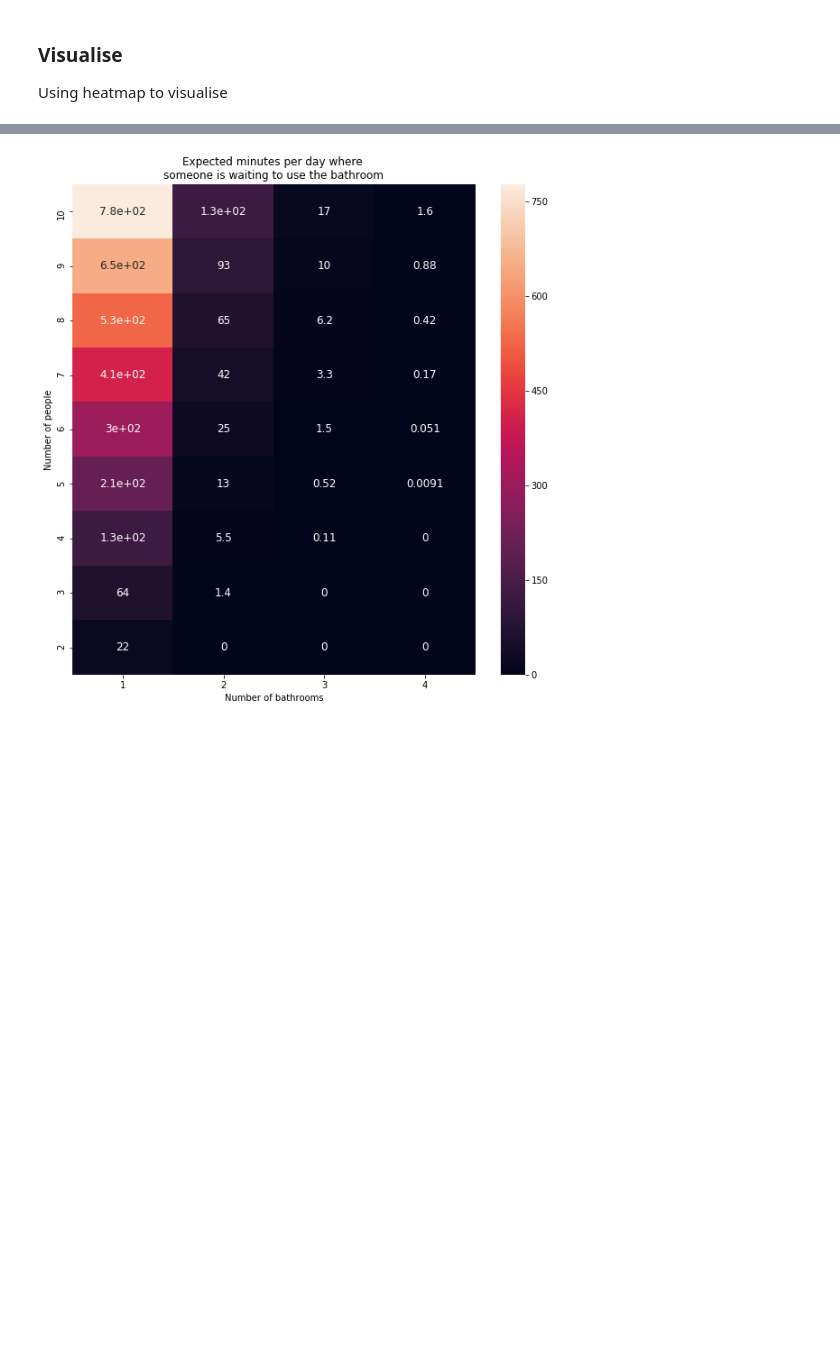
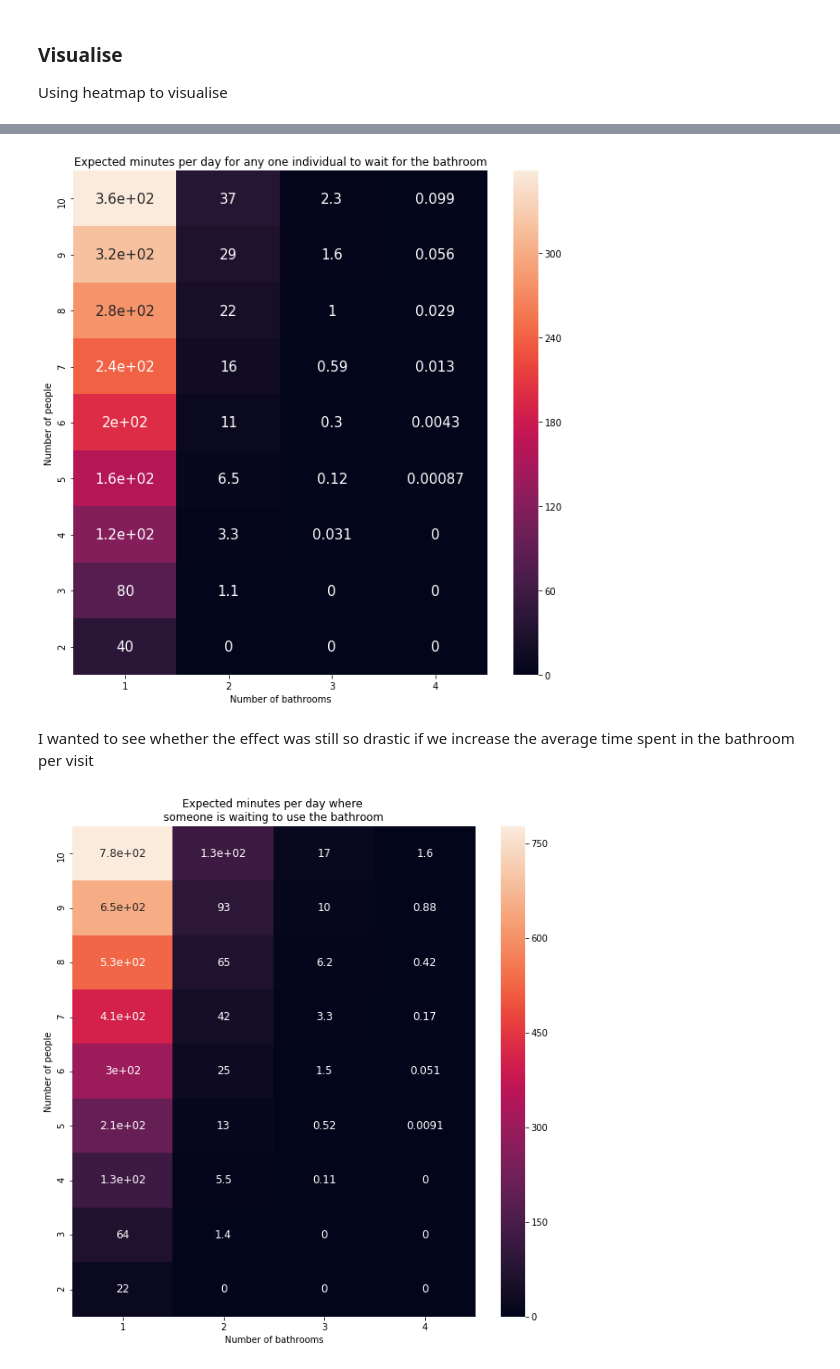
Before and after one commit to johnny-wong/Bathroom, a Jupyter notebook: Markov chain model.ipynb, the cells around one changed output, grey strips where cells are left out. Cells and saved outputs as stored; diff of their text form; code cells hidden in the pictures; blank space fills up the shorter version.

```diff
--- a/Markov chain model.ipynb
+++ b/Markov chain model.ipynb
@@ -211,3 +229,23 @@ I wanted to see whether the effect was still so drastic if we increase the avera
+# %%
+MAX_PEOPLE = 10
+MAX_BATHROOM = 4
+
+results = pd.DataFrame(0.0, index=range(MAX_PEOPLE, 1, -1), columns=range(1, MAX_BATHROOM + 1))
+results.index.name = 'Num_people'
+
+for num_people in range(2, MAX_PEOPLE + 1):
+    for num_bathroom in range(1, min(num_people, MAX_BATHROOM + 1)):
+        results[num_bathroom][num_people] = prop_not_free(num_people, num_bathroom, per_individual=True)
+
+sns.heatmap(results, annot=True, annot_kws={"size": 15})
+plt.xlabel('Number of bathrooms')
+plt.ylabel('Number of people')
+plt.title('Expected minutes per day for any one individual to wait for the bathroom')
+plt.show()
+# %% [output]
+[figure, added]
+# %% [markdown]
+I wanted to see whether the effect was still so drastic if we increase the average time spent in the bathroom per visit
 # %%
 MAX_PEOPLE = 10
 MAX_BATHROOM = 4
```
Also changed, not shown: parts of 8 cells of this notebook.
